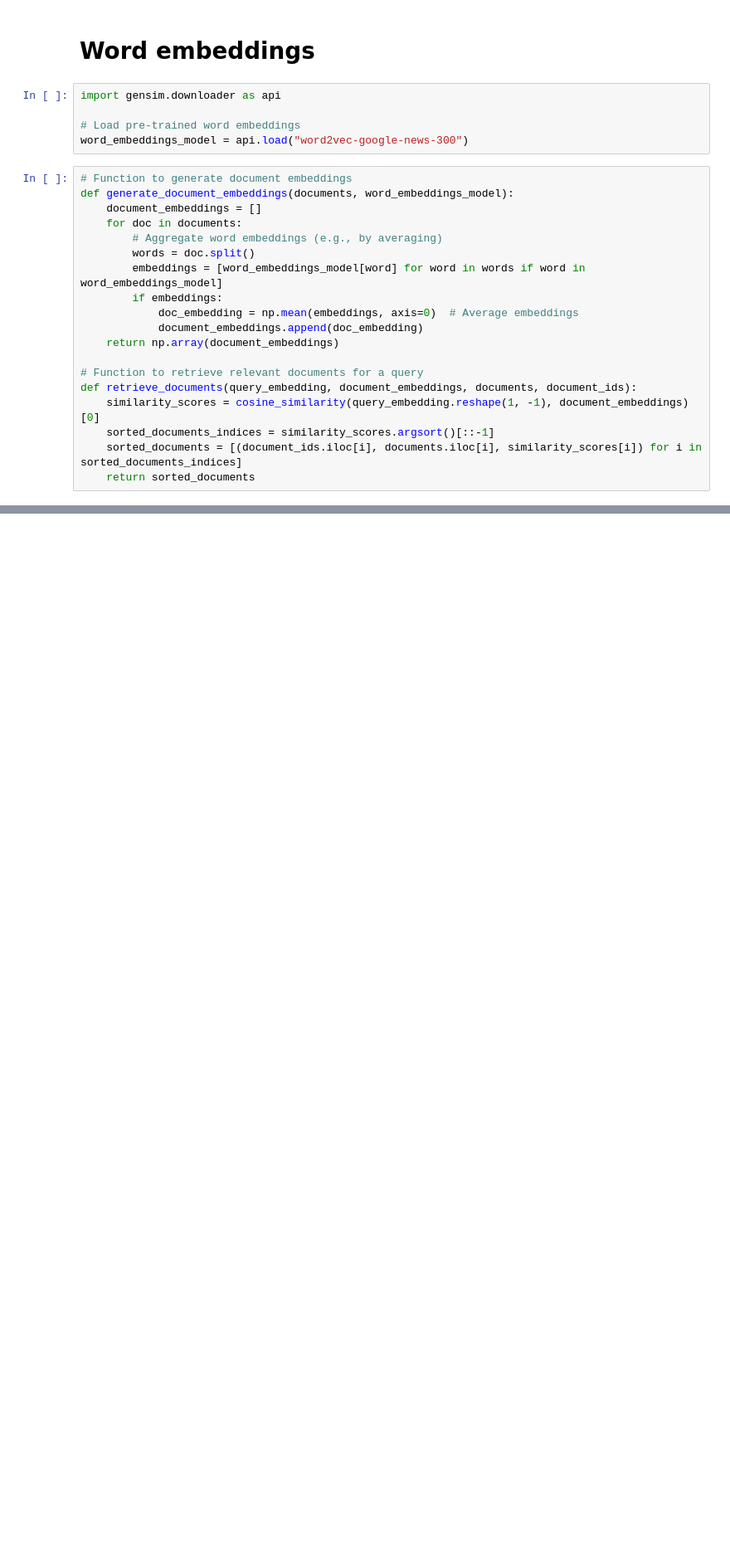
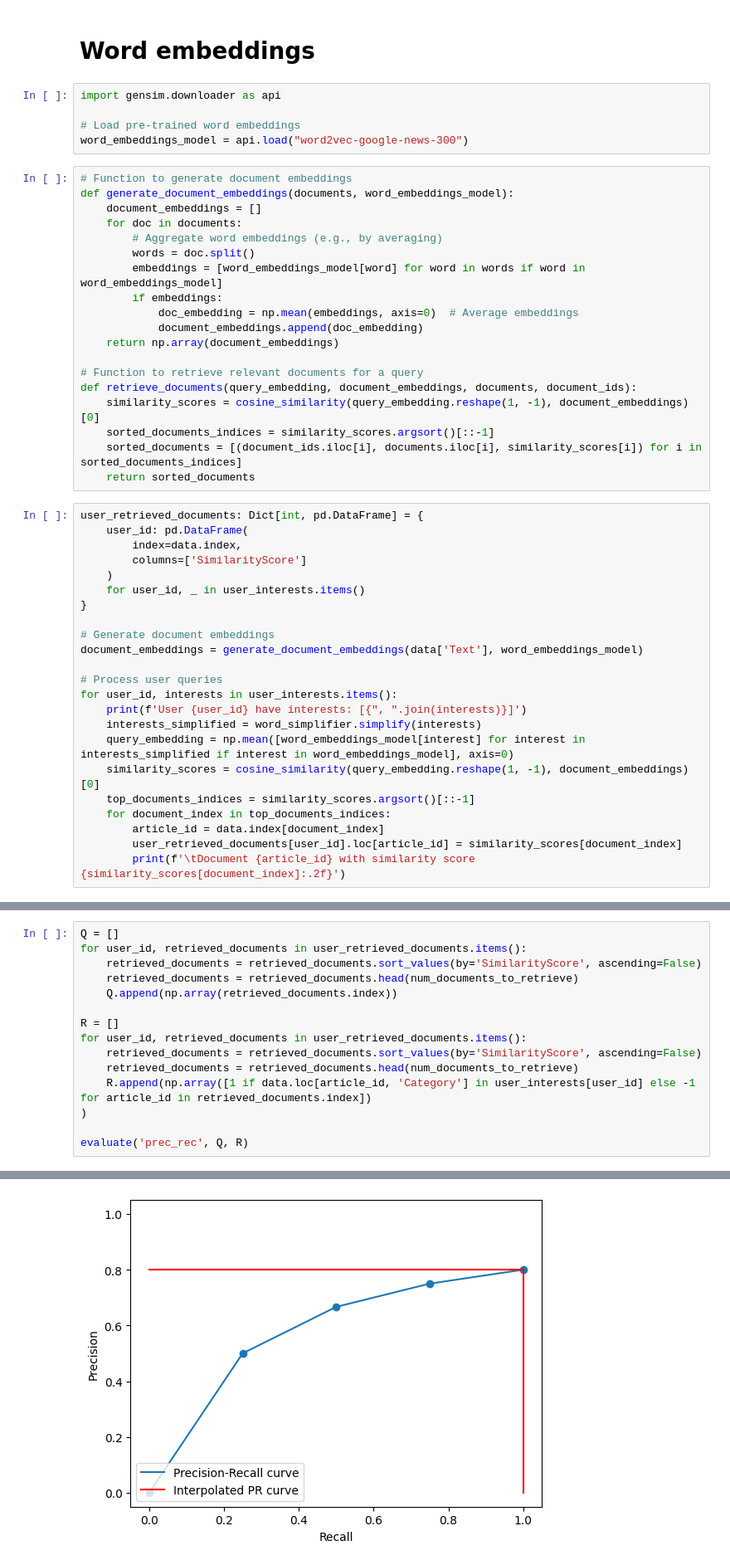
Before and after one commit to Serms1999/information-retrieval, a Jupyter notebook: assignment1/assignment1.ipynb, the cells around one changed output, grey strips where cells are left out. Shown at 83% size. Saved outputs shown, nothing was run; the diff lists cells and outputs as text; blank space fills up the shorter version.

```diff
--- a/assignment1/assignment1.ipynb
+++ b/assignment1/assignment1.ipynb
@@ -295,3 +279,26 @@ def retrieve_documents(query_embedding, document_embeddings, documents, document
     sorted_documents_indices = similarity_scores.argsort()[::-1]
     sorted_documents = [(document_ids.iloc[i], documents.iloc[i], similarity_scores[i]) for i in sorted_documents_indices]
     return sorted_documents
+# %%
+user_retrieved_documents: Dict[int, pd.DataFrame] = {
+    user_id: pd.DataFrame(
+        index=data.index,
+        columns=['SimilarityScore']
+    )
+    for user_id, _ in user_interests.items()
+}
+
+# Generate document embeddings
+document_embeddings = generate_document_embeddings(data['Text'], word_embeddings_model)
+
+# Process user queries
+for user_id, interests in user_interests.items():
+    print(f'User {user_id} have interests: [{", ".join(interests)}]')
+    interests_simplified = word_simplifier.simplify(interests)
+    query_embedding = np.mean([word_embeddings_model[interest] for interest in interests_simplified if interest in word_embeddings_model], axis=0)
+    similarity_scores = cosine_similarity(query_embedding.reshape(1, -1), document_embeddings)[0]
+    top_documents_indices = similarity_scores.argsort()[::-1]
+    for document_index in top_documents_indices:
+        article_id = data.index[document_index]
+        user_retrieved_documents[user_id].loc[article_id] = similarity_scores[document_index]
+        print(f'\tDocument {article_id} with similarity score {similarity_scores[document_index]:.2f}')
@@ -297,0 +333,16 @@ def retrieve_documents(query_embedding, document_embeddings, documents, document
+# %%
+Q = []
+for user_id, retrieved_documents in user_retrieved_documents.items():
+    retrieved_documents = retrieved_documents.sort_values(by='SimilarityScore', ascending=False)
+    retrieved_documents = retrieved_documents.head(num_documents_to_retrieve)
+    Q.append(np.array(retrieved_documents.index))
+
+R = []
+for user_id, retrieved_documents in user_retrieved_documents.items():
+    retrieved_documents = retrieved_documents.sort_values(by='SimilarityScore', ascending=False)
+    retrieved_documents = retrieved_documents.head(num_documents_to_retrieve)
+    R.append(np.array([1 if data.loc[article_id, 'Category'] in user_interests[user_id] else -1 for article_id in retrieved_documents.index])
+)
+
+evaluate('prec_rec', Q, R)
+# %% [output]
@@ -297,0 +366 @@ def retrieve_documents(query_embedding, document_embeddings, documents, document
+[figure, added]
```
Also changed, not shown: parts of 15 cells of this notebook.
